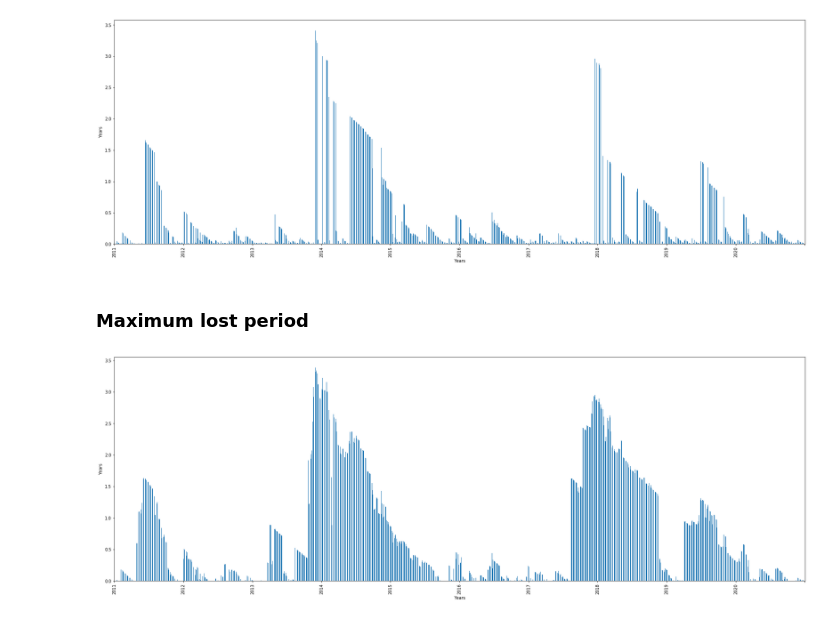
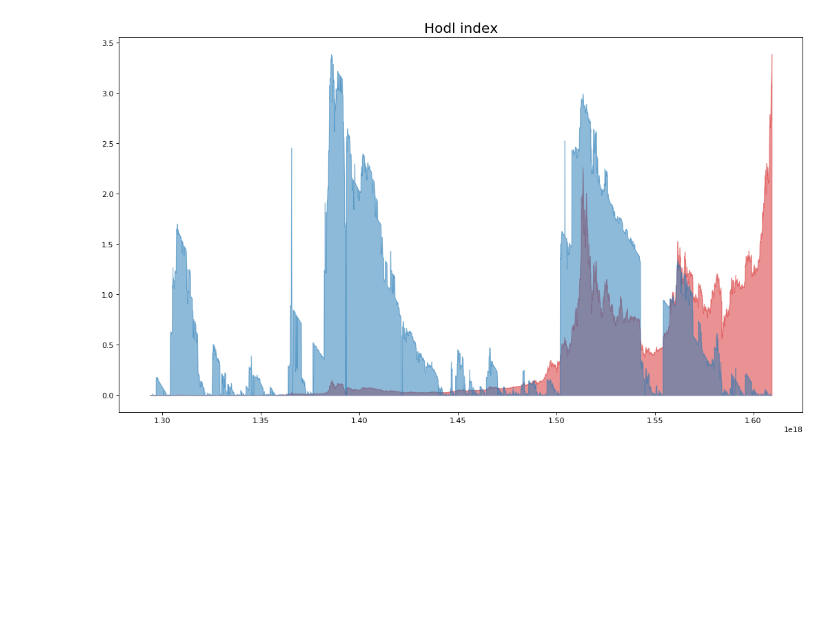
Before and after one commit to format37/crypto_holding_report, a Jupyter notebook: btc_holding.ipynb, the cells around one changed output. Saved outputs shown, nothing was run; the diff lists cells and outputs as text; code cells hidden in the pictures; blank space fills up the shorter version.

```diff
--- a/btc_holding.ipynb
+++ b/btc_holding.ipynb
@@ -47,46 +93,8 @@ plt.show()
-# %%
-investment_usd = 100
-profit_expected = 0.1 # 10%
-profit_expected += 1
-first_profit_period = np.zeros(len(df))
-for i in range(len(df)):
-    investment_price = df.price.iloc[i]
-    investment_cc = investment_usd / investment_price
-    target_usd = investment_usd * profit_expected
-    for k in range(i, len(df)):
-        if investment_cc * df.price.iloc[k] >= target_usd:
-            first_profit_period[i] = (df.date.iloc[k] - df.date.iloc[i]).days / 365
-            break
-df['first_profit_period'] = first_profit_period
-fig = plt.figure()
-ax = fig.add_subplot(111)
-df.first_profit_period.T.plot(kind='bar', figsize=(30, 10))
-plt.ylabel('Years')
-plt.xlabel('Years')
-ax.set_xticks(range(0, len(df), 365))
-ax.set_xticklabels([str(i) for i in range(df.date.min().year, df.date.max().year + 1)])
-plt.show()
-# %% [output]
-[figure, removed]
-# %% [markdown]
-### Maximum lost period
-# %%
-last_lost_period = np.zeros(len(df))
-for i in range(len(df)):
-    investment_price = df.price.iloc[i]
-    last_lost_date = df.date.iloc[i]
-    for k in range(i, len(df)):
-        if investment_price > df.price.iloc[k]:
-            last_lost_date = df.date.iloc[k]
-    last_lost_period[i] = (last_lost_date - df.date.iloc[i]).days / 365
-df['last_lost_period'] = last_lost_period
-fig = plt.figure()
-ax = fig.add_subplot(111)
-df.last_lost_period.T.plot(kind='bar', figsize=(30, 10))
-plt.ylabel('Years')
-plt.xlabel('Years')
-ax.set_xticks(range(0, len(df), 365))
-ax.set_xticklabels([str(i) for i in range(df.date.min().year, df.date.max().year + 1)])
-plt.show()
-# %% [output]
-[figure, removed]
+# %%
+hodl = hodl_index(df)
+# %%
+hodl.fit()
+# %%
+hodl.plot()
+# %% [output]
+[figure, added]
```
Also changed, not shown: parts of 8 cells of this notebook, 1 other file.
